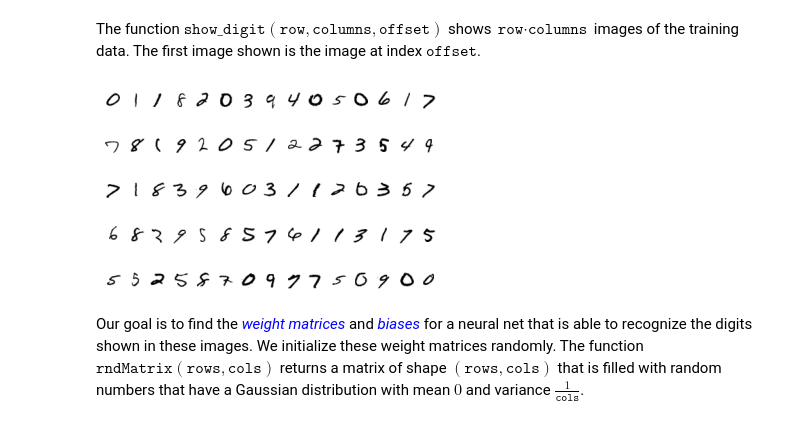
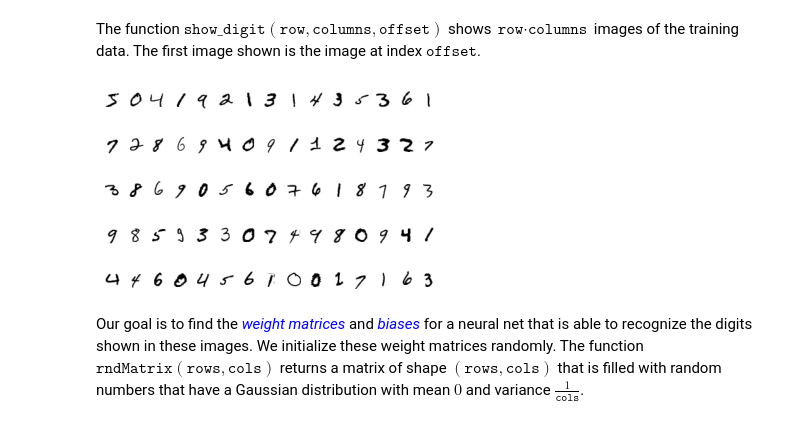
Before and after one commit to karlstroetmann/Artificial-Intelligence, a Jupyter notebook: Python/7 Neural Networks/Digit-Recognition-NN.ipynb, the cells around one changed output. Drawn from its saved outputs; the diff is of its cells as text; code cells hidden in the pictures.

```diff
--- a/Python/7 Neural Networks/Digit-Recognition-NN.ipynb
+++ b/Python/7 Neural Networks/Digit-Recognition-NN.ipynb
@@ -131,7 +131,7 @@ def show_digits(rows, columns, offset=0):
     plt.savefig("digits.pdf")
     plt.show()
 # %%
-show_digits(5, 15, 453)
+show_digits(5, 15, 0)
 # %% [output]
-[figure, old version]
+[figure, new version]
 # %%
```
Also changed, not shown: parts of 5 cells of this notebook, 3 other files.
